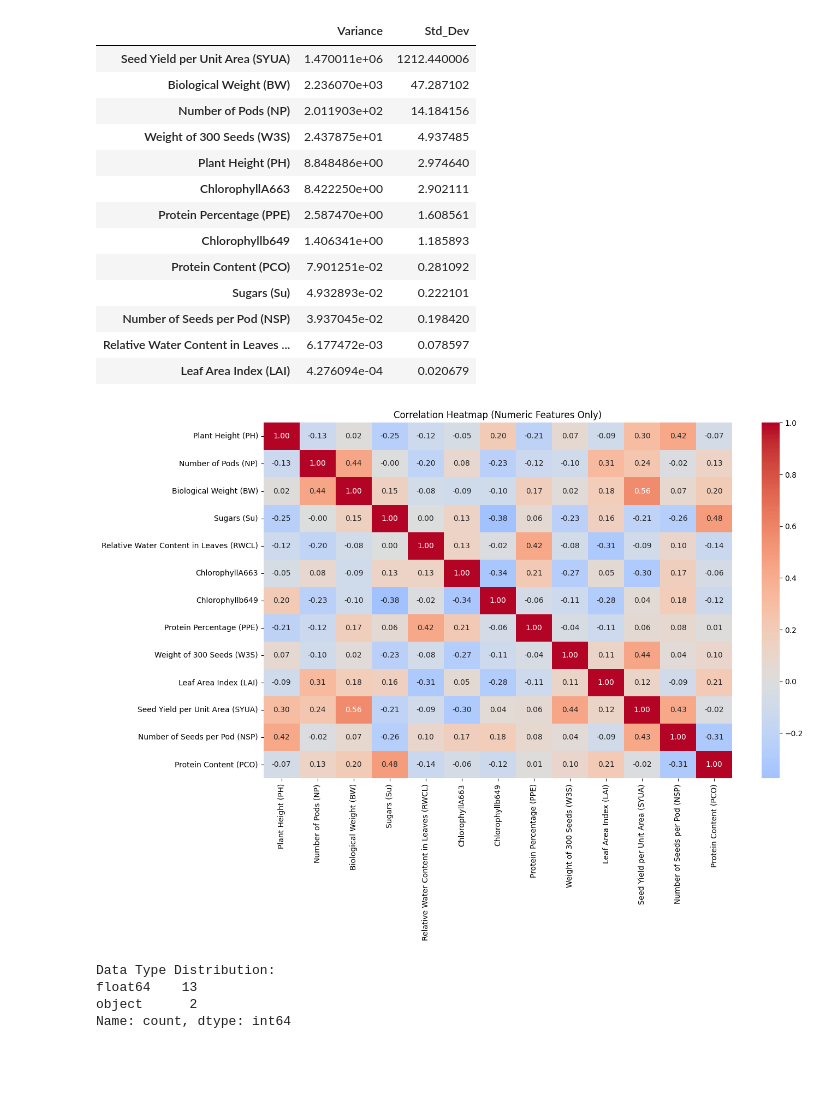
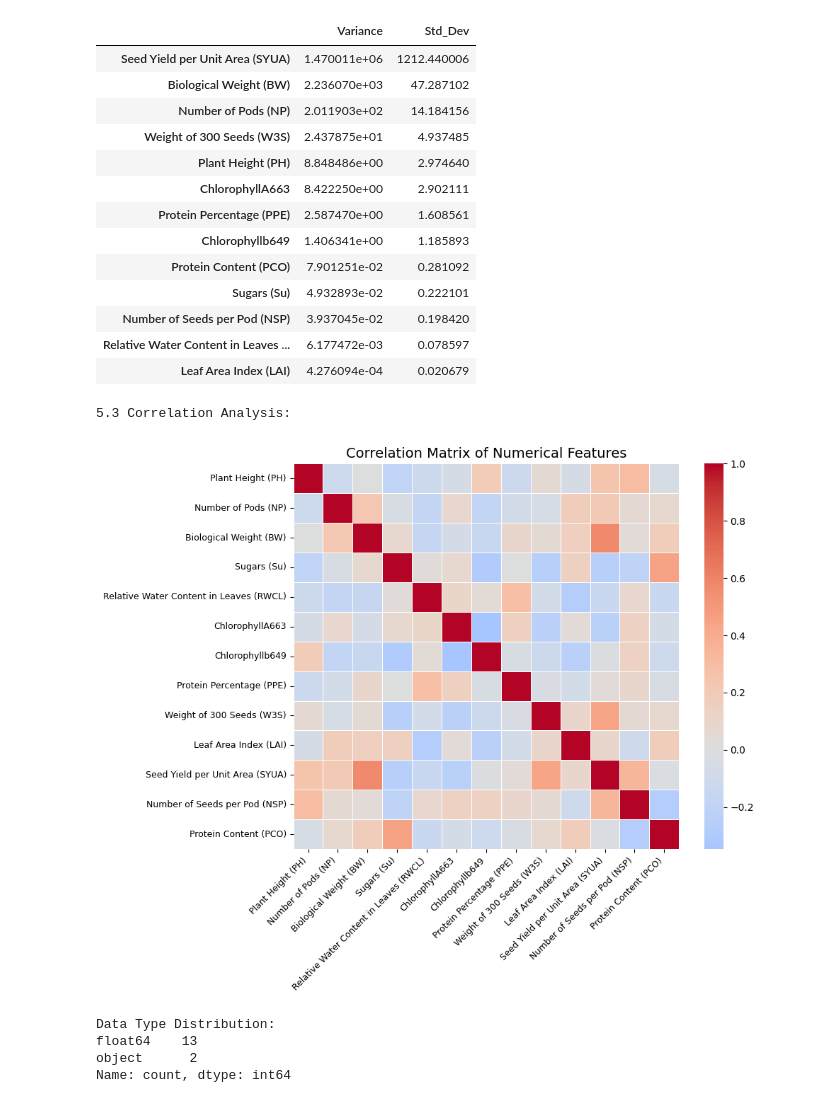
Before and after one commit to mirajanshrestha-cloud/Final-Assessment-AI, a Jupyter notebook: 2462263_MirajanShrestha_Final_Regression.ipynb, the cells around one changed output. Drawn from its saved outputs; the diff is of its cells as text; code cells hidden in the pictures; blank space fills up the shorter version.

```diff
--- a/2462263_MirajanShrestha_Final_Regression.ipynb
+++ b/2462263_MirajanShrestha_Final_Regression.ipynb
@@ -192,22 +254,34 @@ variance_df
 | Number of Seeds per Pod (NSP) | 3.937045e-02 | 0.198420 |
 | Relative Water Content in Leaves ... | 6.177472e-03 | 0.078597 |
 | Leaf Area Index (LAI) | 4.276094e-04 | 0.020679 |
-# %%
-df_num = df_agg.select_dtypes(include='number')
-
-plt.figure(figsize=(14, 10))
-sns.heatmap(
-    df_num.corr(),
-    cmap='coolwarm',
-    center=0,
-    annot=True,
-    fmt=".2f"
-)
-plt.title('Correlation Heatmap (Numeric Features Only)')
-plt.tight_layout()
-plt.show()
-# %% [output]
-[figure, removed]
+# %%
+# 5.3 Correlation Analysis
+print("\n5.3 Correlation Analysis:")
+
+# Select numerical columns automatically
+numerical_features = df.select_dtypes(include=['int64', 'float64']).columns
+
+# Compute correlation matrix
+correlation_matrix = df[numerical_features].corr()
+
+# Plot simplified correlation heatmap
+plt.figure(figsize=(10, 8))
+sns.heatmap(
+    correlation_matrix,
+    cmap='coolwarm',
+    center=0,
+    square=True,
+    linewidths=0.5
+)
+
+plt.title('Correlation Matrix of Numerical Features', fontsize=14)
+plt.xticks(rotation=45, ha='right', fontsize=9)
+plt.yticks(fontsize=9)
+plt.tight_layout()
+plt.show()
+# %% [output]
+5.3 Correlation Analysis:
+[figure, added]
 # %%
 # Data types
 print(f"\nData Type Distribution:")
```
Also changed, not shown: parts of 15 cells of this notebook.
